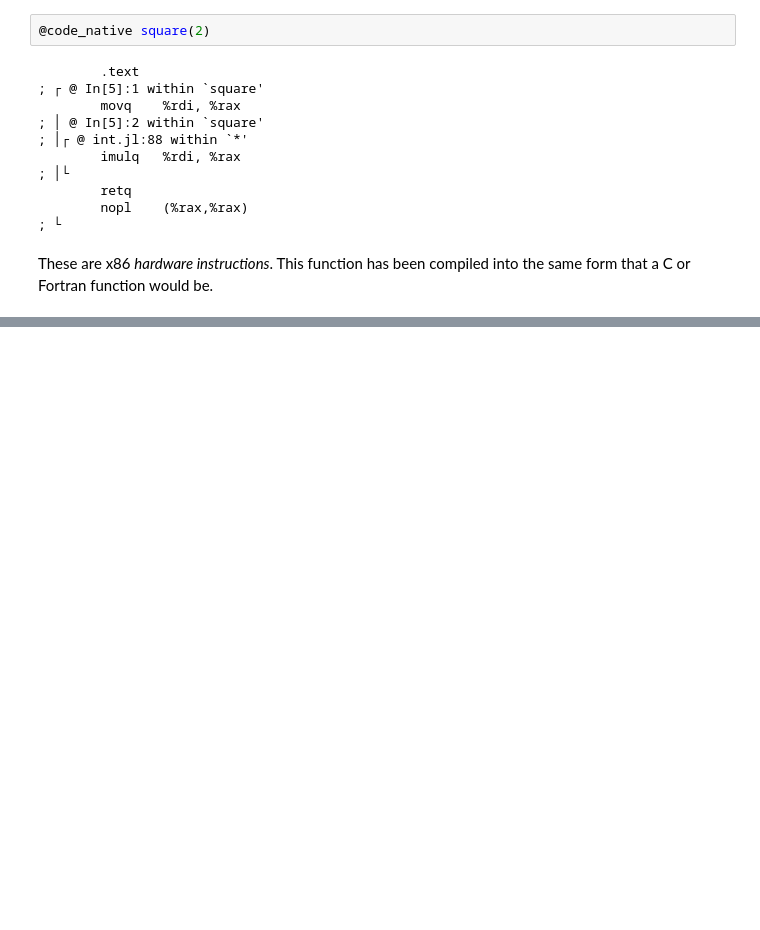
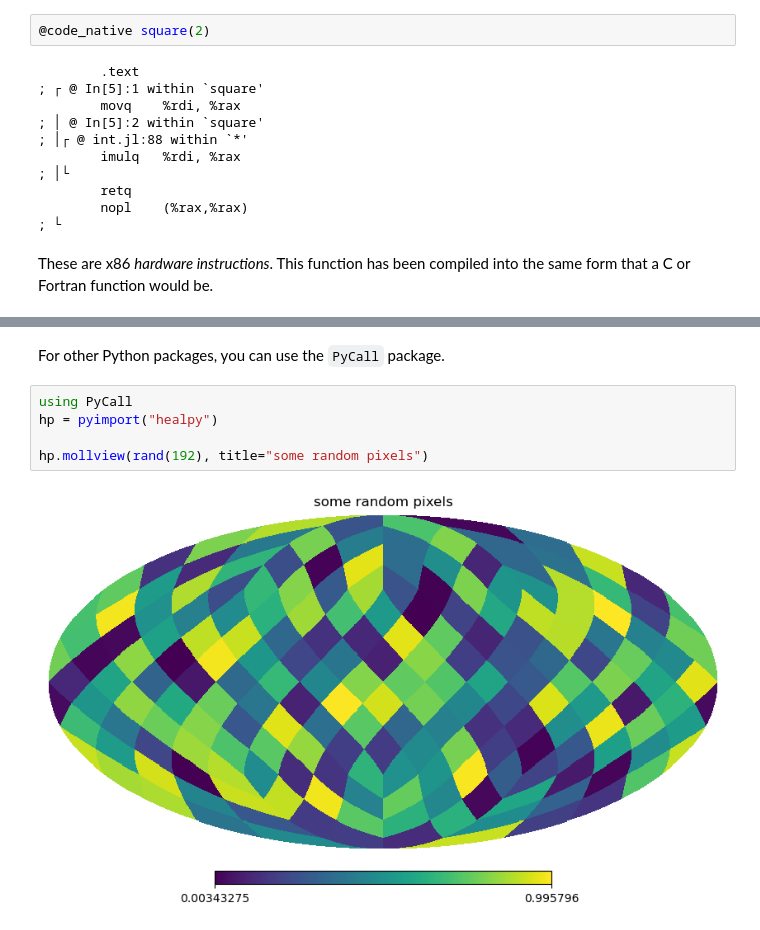
Before and after one commit to xzackli/JuliaDemoForCosmo, a Jupyter notebook: Basics.ipynb, the cells around one changed output, grey strips where cells are left out. Drawn from its saved outputs; the diff is of its cells as text; blank space fills up the shorter version.

```diff
--- a/Basics.ipynb
+++ b/Basics.ipynb
@@ -84,0 +162,9 @@ These are x86 *hardware instructions*. This function has been compiled into the
+# %% [markdown]
+For other Python packages, you can use the `PyCall` package.
+# %%
+using PyCall
+hp = pyimport("healpy")
+
+hp.mollview(rand(192), title="some random pixels")
+# %% [output]
+[figure, added]
```
Also changed, not shown: parts of 13 cells of this notebook.
